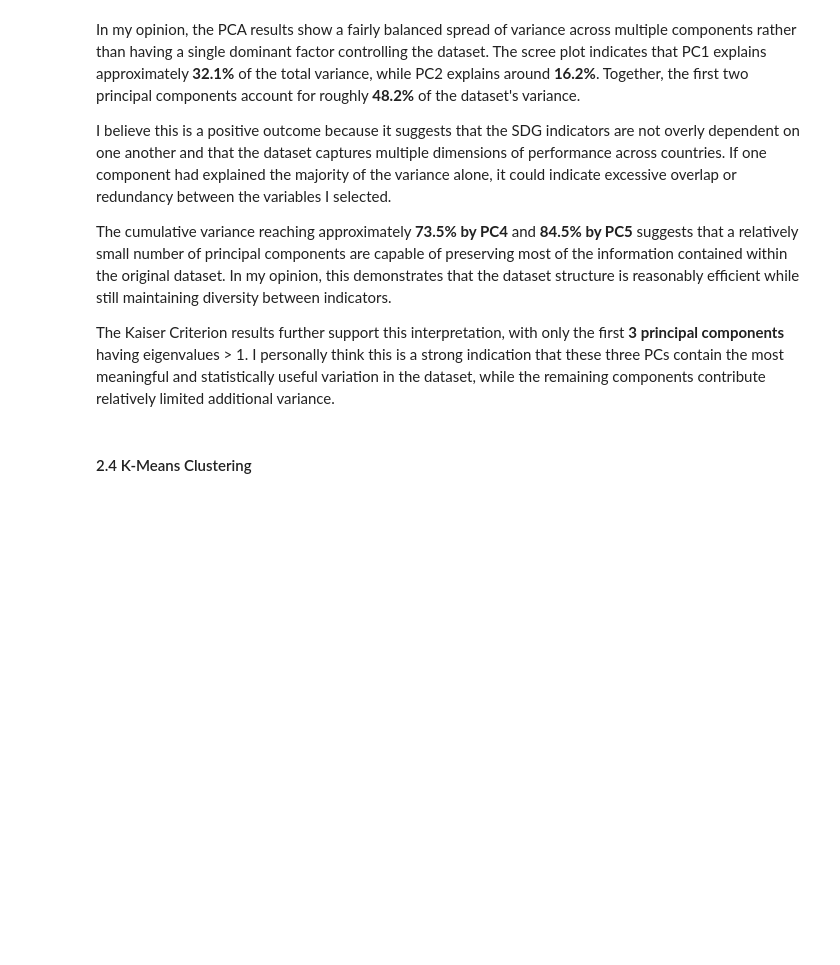
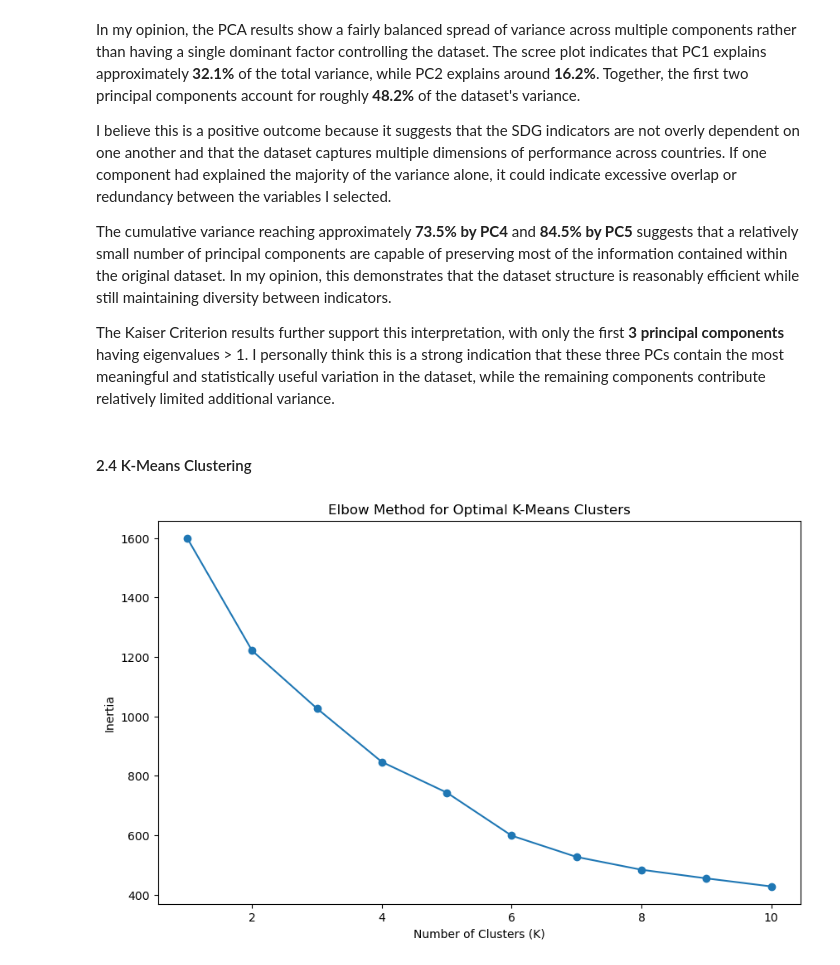
Before and after one commit to frogosorap/SDGReadinessIndex, a Jupyter notebook: CA1.ipynb, the cells around one changed output. Drawn from its saved outputs; the diff is of its cells as text; code cells hidden in the pictures; blank space fills up the shorter version.

Commit message:
K-means clustering applied

```diff
--- a/CA1.ipynb
+++ b/CA1.ipynb
@@ -253,3 +253,86 @@ The cumulative variance reaching approximately **73.5% by PC4** and **84.5% by P
 The Kaiser Criterion results further support this interpretation, with only the first **3 principal components** having eigenvalues > 1. I personally think this is a strong indication that these three PCs contain the most meaningful and statistically useful variation in the dataset, while the remaining components contribute relatively limited additional variance.
 # %% [markdown]
 #### 2.4 K-Means Clustering
+# %%
+import os
+os.environ["OMP_NUM_THREADS"] = "1"
+
+from sklearn.preprocessing import StandardScaler
+from sklearn.cluster import KMeans
+from sklearn.decomposition import PCA
+
+# Select numerical columns only
+final_numeric = sdg_combined_df.select_dtypes(include='number')
+
+# Standardise the data
+scaler = StandardScaler()
+scaled_data = scaler.fit_transform(final_numeric)
+
+# Elbow Method to find optimal K
+inertia = []
+
+K_range = range(1, 11)
+
+for k in K_range:
+    kmeans = KMeans(
+        n_clusters=k,
+        random_state=42,
+        n_init=10
+    )
+
+    kmeans.fit(scaled_data)
+    inertia.append(kmeans.inertia_)
+
+# Plot Elbow Curve
+plt.figure(figsize=(10, 6))
+
+plt.plot(
+    K_range,
+    inertia,
+    marker='o'
+)
+
+plt.xlabel("Number of Clusters (K)")
+plt.ylabel("Inertia")
+plt.title("Elbow Method for Optimal K-Means Clusters")
+
+plt.grid(False)
+
+plt.show()
+
+# Apply K-Means using chosen K
+kmeans = KMeans(
+    n_clusters=3,
+    random_state=42,
+    n_init=10
+)
+
+clusters = kmeans.fit_predict(scaled_data)
+
+# Add cluster labels to dataset
+sdg_combined_df['Cluster'] = clusters
+
+# PCA for visualisation
+from sklearn.decomposition import PCA
+
+pca = PCA(n_components=2)
+pca_components = pca.fit_transform(scaled_data)
+
+# Scatter plot of clusters
+plt.figure(figsize=(10, 6))
+
+scatter = plt.scatter(
+    pca_components[:, 0],
+    pca_components[:, 1],
+    c=clusters
+)
+
+plt.xlabel("PC1")
+plt.ylabel("PC2")
+plt.title("K-Means Clustering Visualisation")
+
+plt.grid(False)
+
+plt.show()
+# %% [output]
+[figure, added]
```
Also changed, not shown: parts of 1 cell of this notebook.
